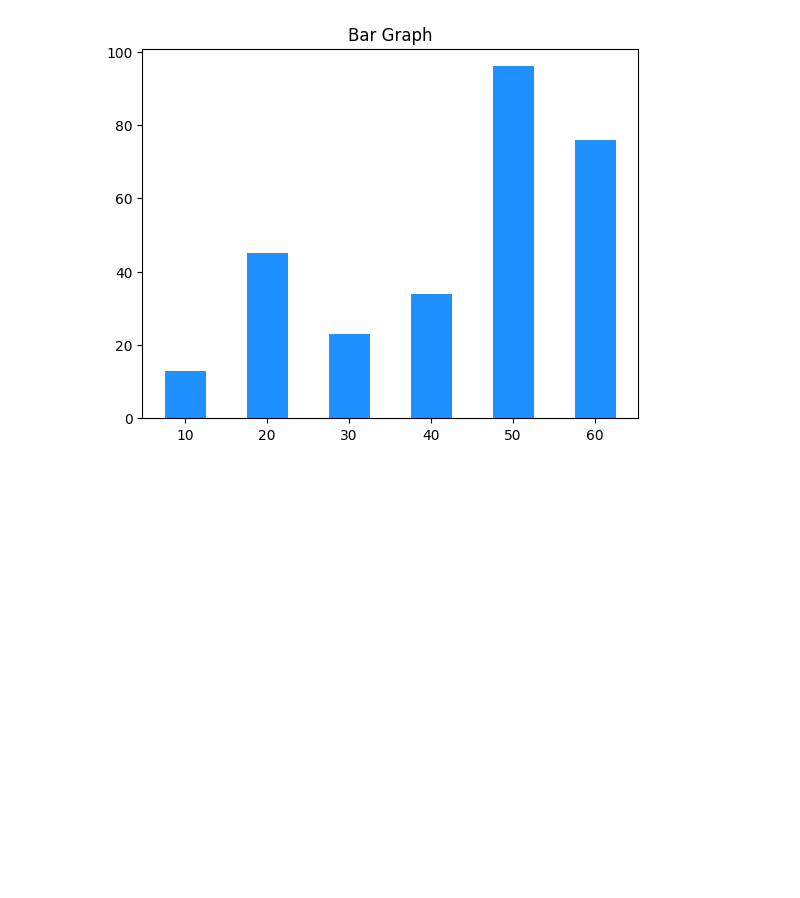
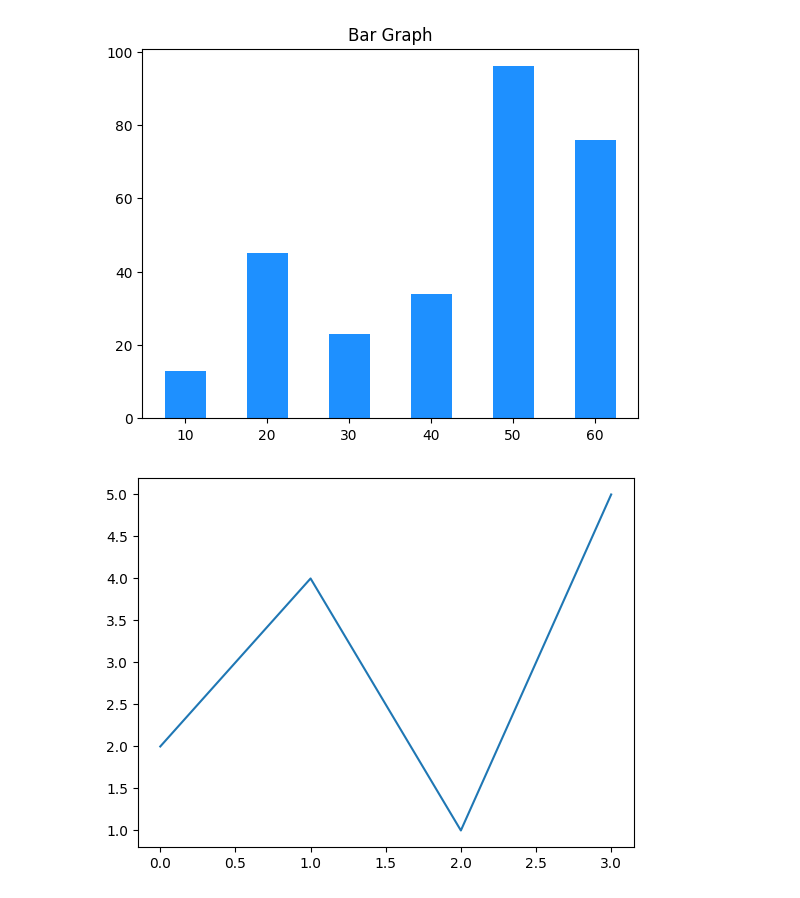
Before and after one commit to ChandrakantaSen/SourceCode_Python, a Jupyter notebook: JupyterNotebook Files/projectPython_Matplotlib.ipynb, the cells around one changed output. Drawn from its saved outputs; the diff is of its cells as text; code cells hidden in the pictures; blank space fills up the shorter version.

```diff
--- a/JupyterNotebook Files/projectPython_Matplotlib.ipynb
+++ b/JupyterNotebook Files/projectPython_Matplotlib.ipynb
@@ -15,3 +15,12 @@ plt.bar(x, y, color='dodgerblue', width=5)
 plt.show()
 # %% [output]
 [figure]
+# %%
+# Default x-points values as 0,1,2,3...
+y = np.array([2,4,1,5])
+
+plt.figure()
+plt.plot(y)
+plt.show()
+# %% [output]
+[figure, added]
```
Also changed, not shown: parts of 4 cells of this notebook, 4 other files.
